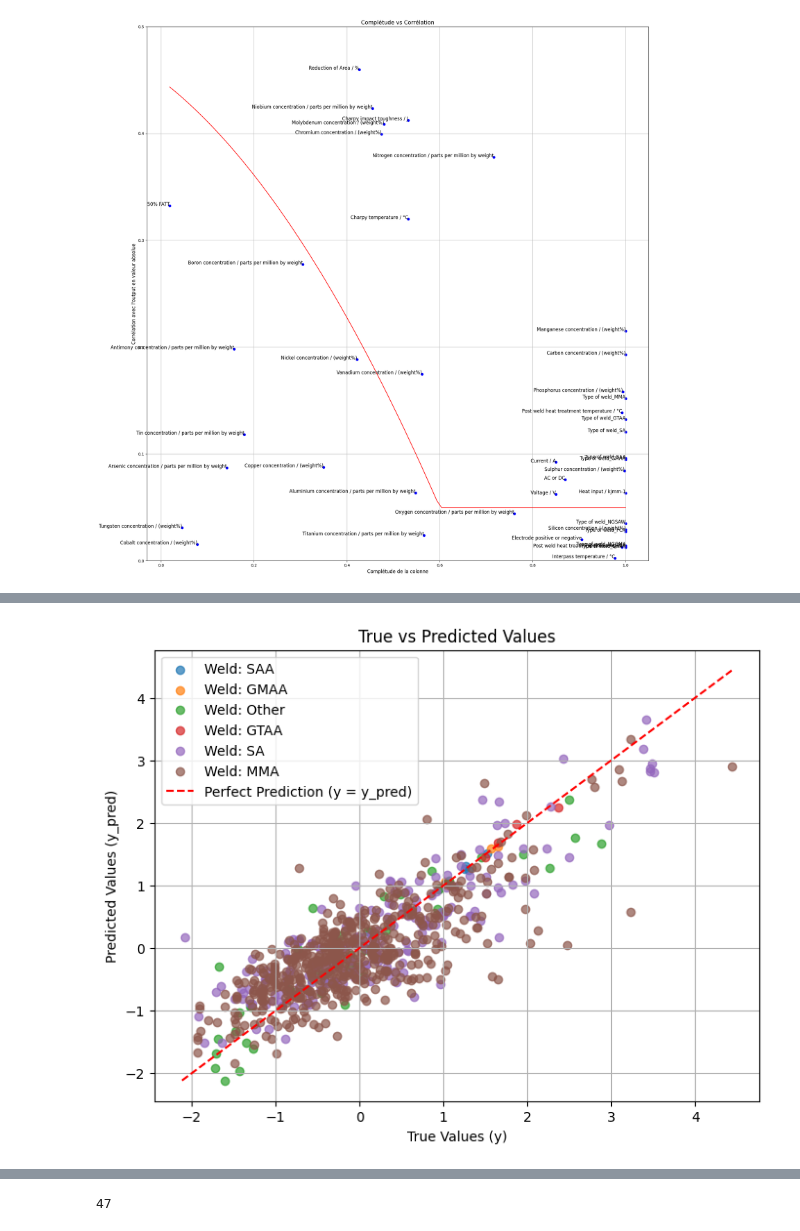
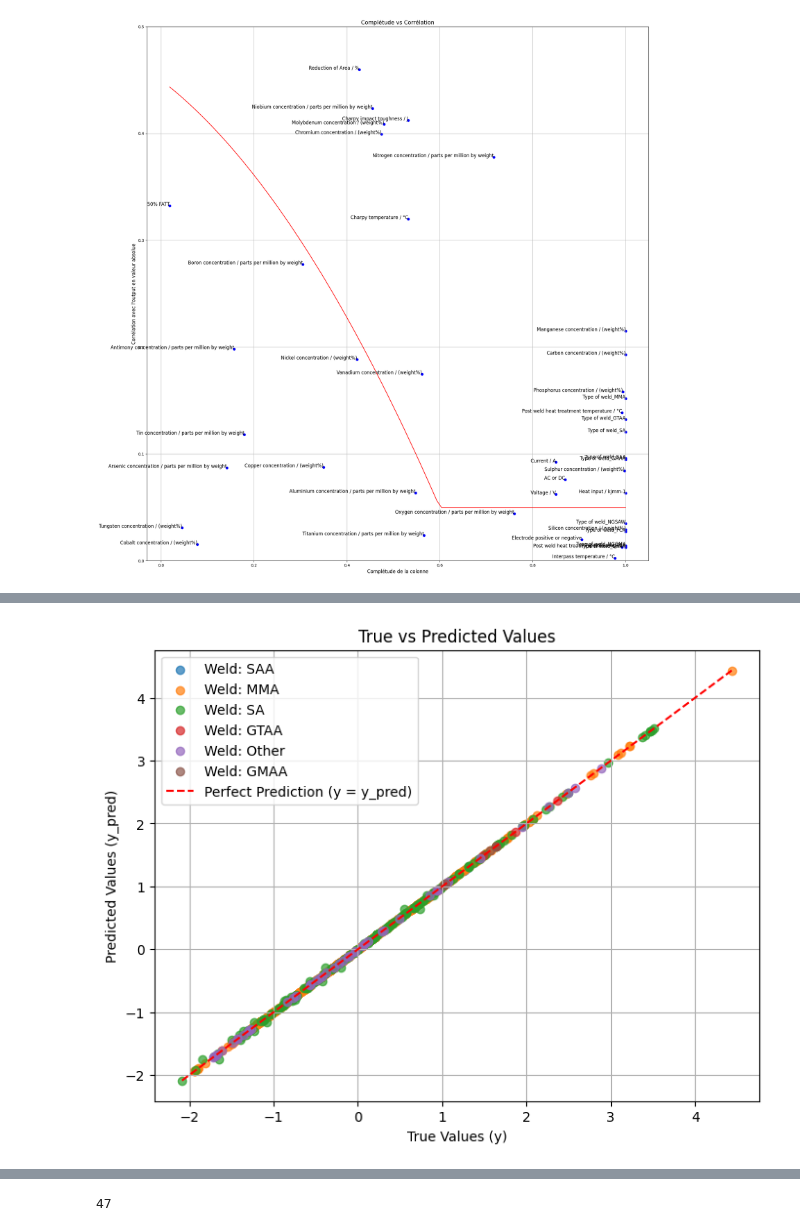
Before and after one commit to MatteoDebart/apprAuto-projet, a Jupyter notebook: tests.ipynb, the cells around one changed output, grey strips where cells are left out. Cells and saved outputs as stored; diff of their text form; code cells hidden in the pictures.

```diff
--- a/tests.ipynb
+++ b/tests.ipynb
@@ -41,13 +40,13 @@ cross_validation(pipeline(1), X.values, y.values, per_weld=True)
 # %%
-model=pipeline(2)
+model=pipeline(3)
 welds = weld_type(X)
 
 
 model.fit(X,y)
 y_pred = model.predict(X)
 plot_y_pred(y, y_pred, welds)
 # %% [output]
-[figure, old version]
+[figure, new version]
 # %%
 from sklearn.model_selection import train_test_split
 import numpy as np
```
Also changed, not shown: parts of 3 cells of this notebook, 1 other file.
